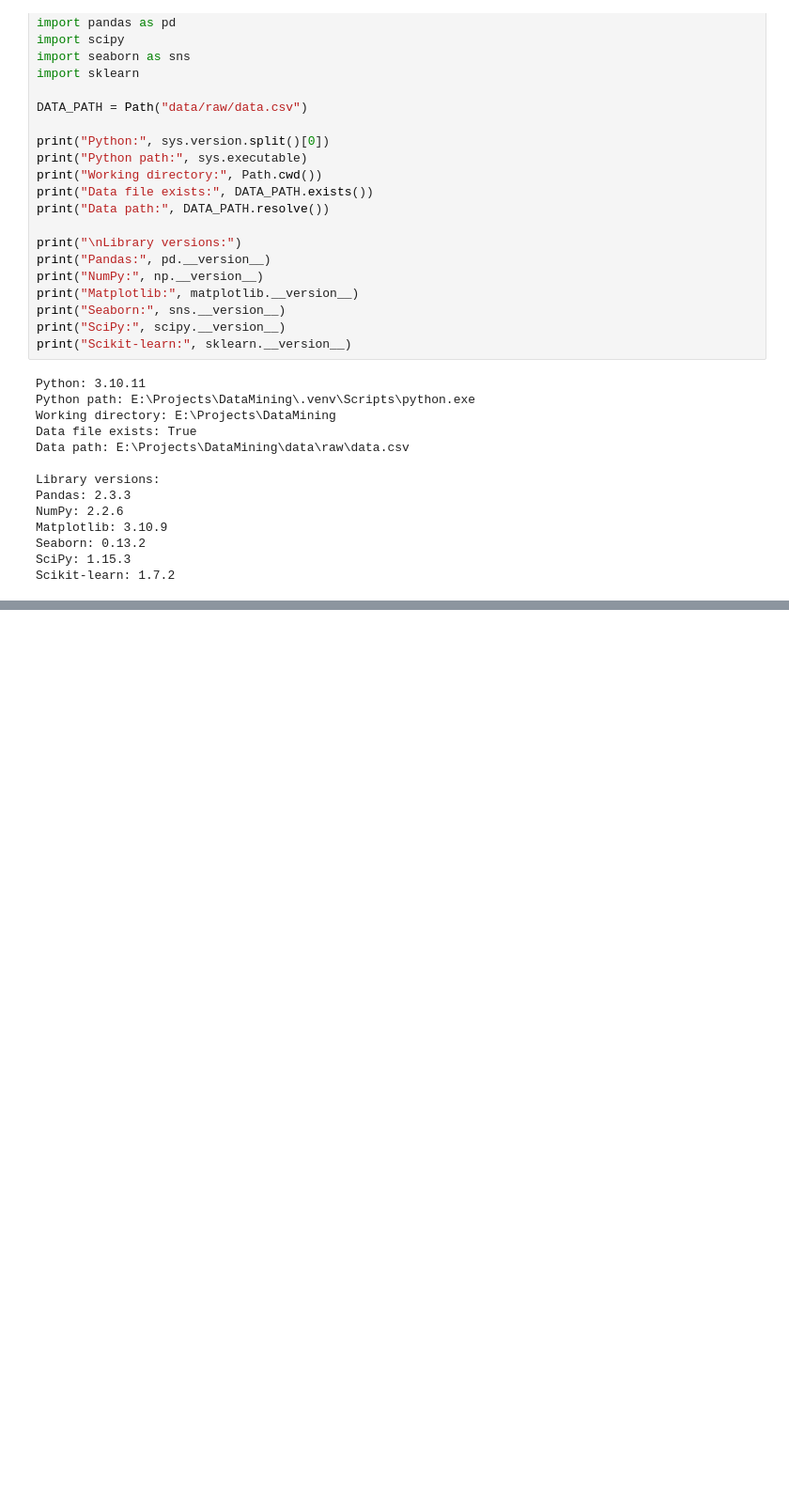
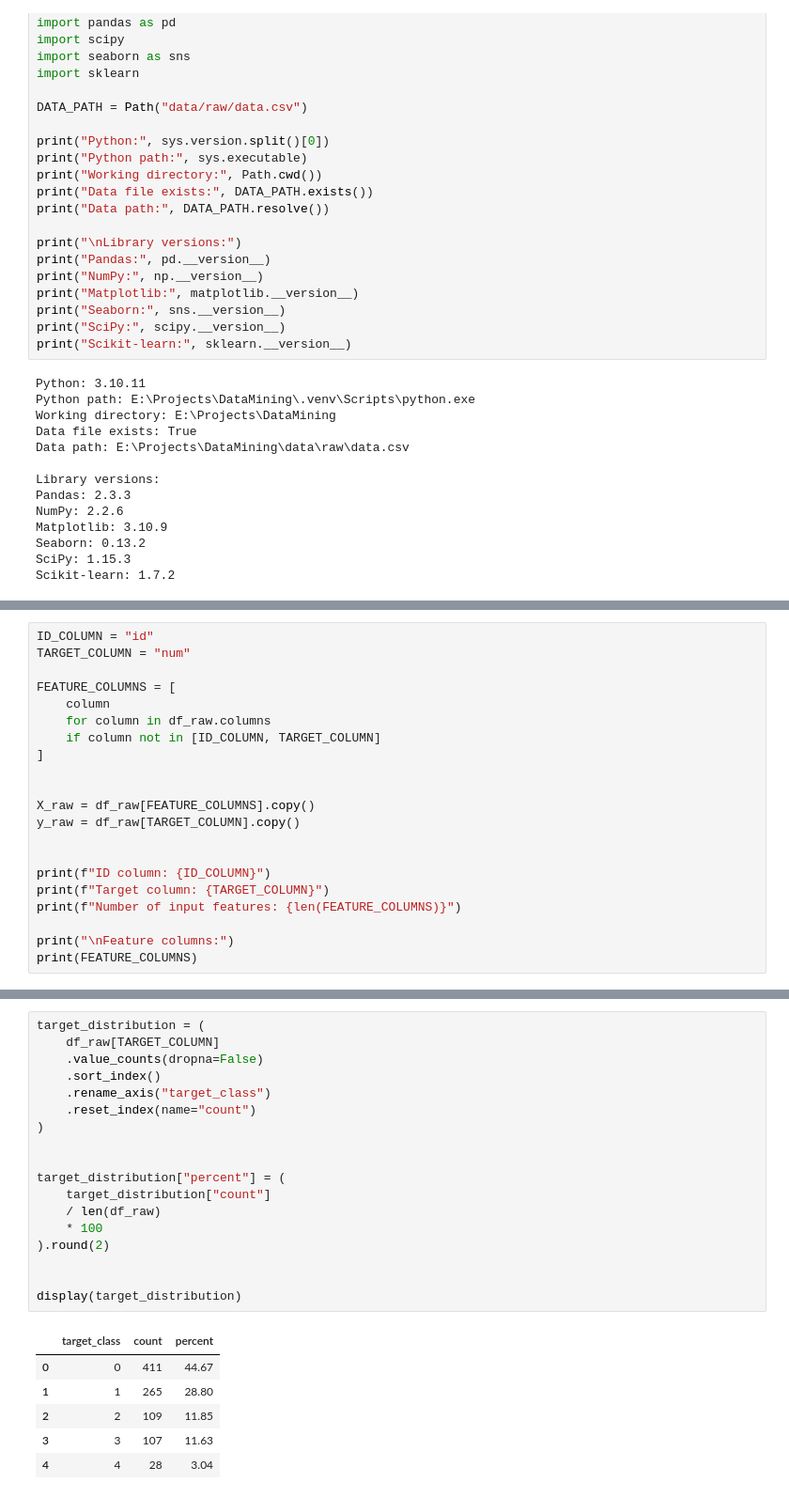
Before and after one commit to AmirhosseinKhadivi/DataMining-Course-Project, a Jupyter notebook: notebooks/DMProject.ipynb, the cells around one changed output, grey strips where cells are left out. Shown at 94% size. Saved outputs shown, nothing was run; the diff lists cells and outputs as text; blank space fills up the shorter version.

```diff
--- a/notebooks/DMProject.ipynb
+++ b/notebooks/DMProject.ipynb
@@ -105,0 +255,21 @@ Scikit-learn: 1.7.2
+# %%
+ID_COLUMN = "id"
+TARGET_COLUMN = "num"
+
+FEATURE_COLUMNS = [
+    column
+    for column in df_raw.columns
+    if column not in [ID_COLUMN, TARGET_COLUMN]
+]
+
+
+X_raw = df_raw[FEATURE_COLUMNS].copy()
+y_raw = df_raw[TARGET_COLUMN].copy()
+
+
+print(f"ID column: {ID_COLUMN}")
+print(f"Target column: {TARGET_COLUMN}")
+print(f"Number of input features: {len(FEATURE_COLUMNS)}")
+
+print("\nFeature columns:")
+print(FEATURE_COLUMNS)
@@ -105,0 +511,25 @@ Scikit-learn: 1.7.2
+# %%
+target_distribution = (
+    df_raw[TARGET_COLUMN]
+    .value_counts(dropna=False)
+    .sort_index()
+    .rename_axis("target_class")
+    .reset_index(name="count")
+)
+
+
+target_distribution["percent"] = (
+    target_distribution["count"]
+    / len(df_raw)
+    * 100
+).round(2)
+
+
+display(target_distribution)
+# %% [output]
+|  | target_class | count | percent |
+| 0 | 0 | 411 | 44.67 |
+| 1 | 1 | 265 | 28.80 |
+| 2 | 2 | 109 | 11.85 |
+| 3 | 3 | 107 | 11.63 |
+| 4 | 4 | 28 | 3.04 |
```
Also changed, not shown: parts of 13 cells of this notebook, 4 other files.
